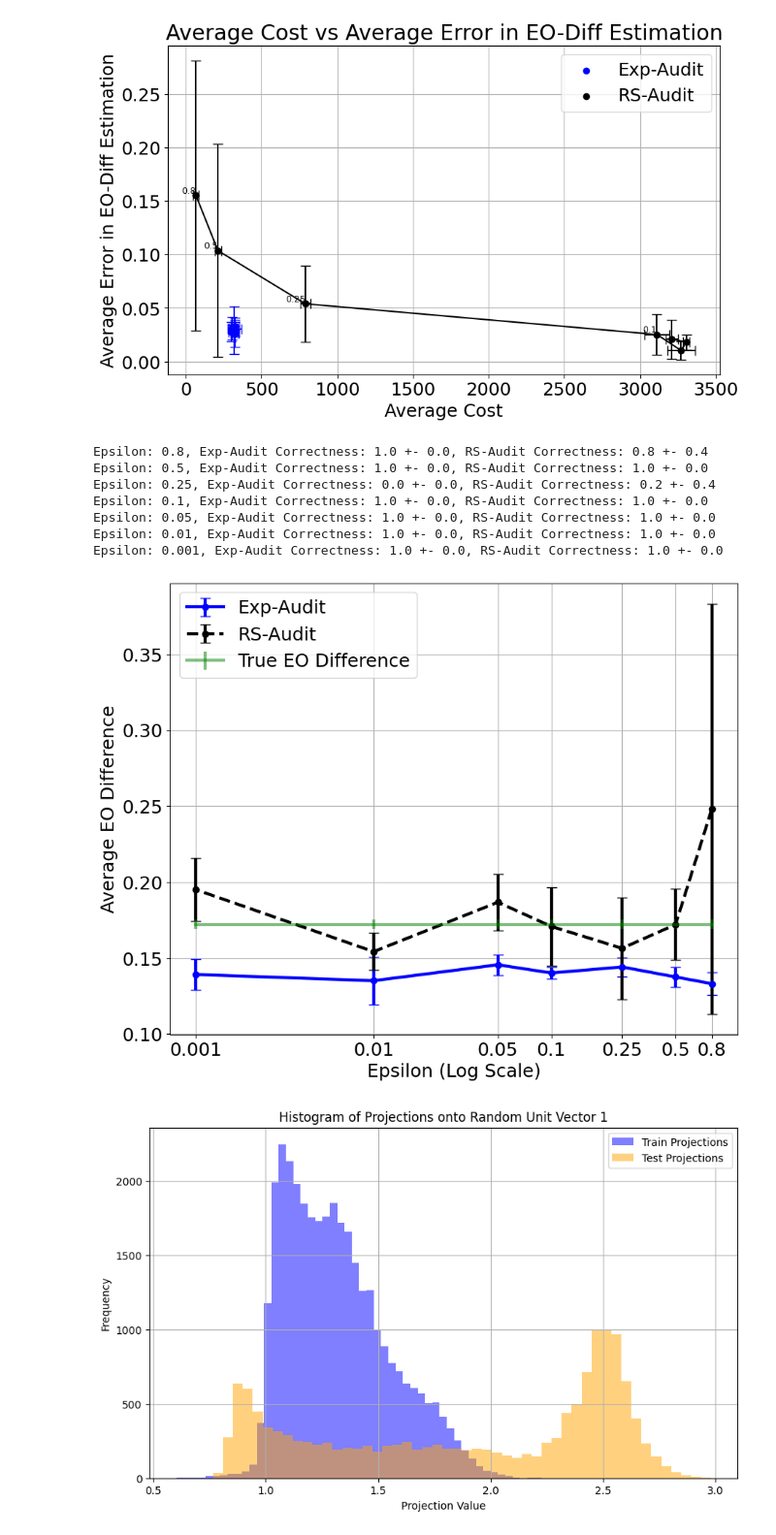
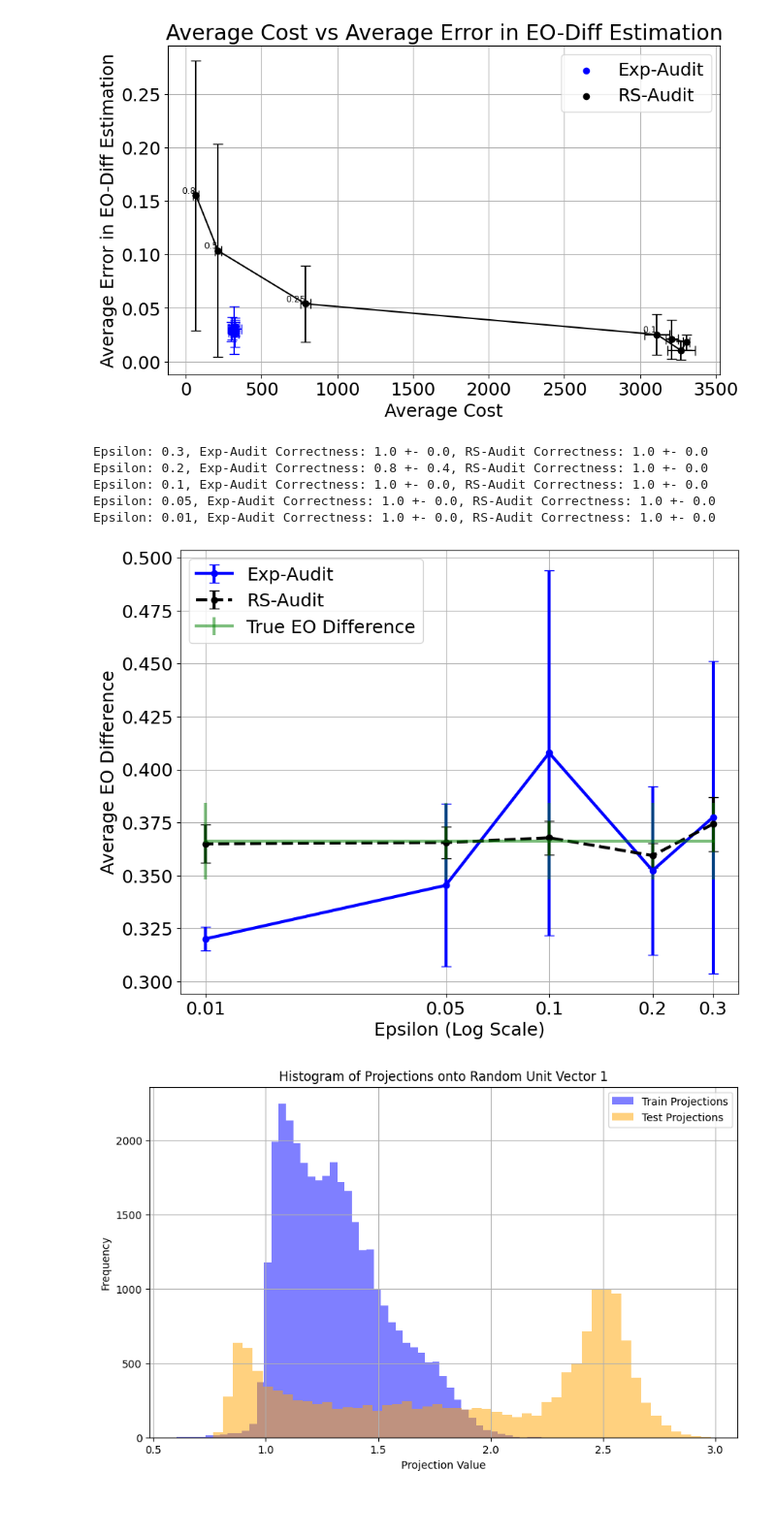
Before and after one commit to nirjhar-das/fairness_audit_partial_feedback, a Jupyter notebook: experiments/plots.ipynb, the cells around one changed output. Shown at 97% size. Saved outputs shown, nothing was run; the diff lists cells and outputs as text; code cells hidden in the pictures; blank space fills up the shorter version.

Commit message:
plots added

```diff
--- a/experiments/plots.ipynb
+++ b/experiments/plots.ipynb
@@ -6,8 +6,8 @@ plt.rcParams['figure.figsize'] = [10, 8]
 plt.rcParams['font.size'] = 18
 # %%
 # Seed 42
-exp_results = '../results_gaussian/algorithm_exp/adult_manolis/LR/full_data/20260125-184701.csv'
-two_results = '../results_gaussian/algorithm_two/adult_manolis/LR/full_data/20260125-184701.csv'
+exp_results = '../results_gaussian/algorithm_exp/adult_manolis/LR/full_data/20260126-174900.csv'
+two_results = '../results_gaussian/algorithm_two/adult_manolis/LR/full_data/20260126-174900.csv'
 
 exp_results = pd.read_csv(exp_results)
 two_results = pd.read_csv(two_results)
@@ -30,5 +30,5 @@ exp_results
 # %%
-eps = [0.25, 0.1, 0.1, 0.05, 0.01]
+eps = [0.3, 0.2, 0.1, 0.05, 0.01]
 fair_thresholds = [0.5, 0.4, 0.0, 0.0, 0.0]
 costs = [(0.5,0.25), (0, 1), (0.5, 1)]
 for curr_cost in costs:
@@ -39,8 +39,8 @@ for curr_cost in costs:
         run_data_exp = exp_results[(exp_results['run'] == run) & (exp_results['sample_cost_fixed'] == curr_cost[0]) & (exp_results['label_cost_fixed'] == curr_cost[1])]
         run_data_two = two_results[(two_results['run'] == run) & (two_results['sample_cost_fixed'] == curr_cost[0]) & (two_results['label_cost_fixed'] == curr_cost[1])]
         for e, f in zip(eps, fair_thresholds):
-            exp_data = run_data_exp[run_data_exp['eps'] == e & (run_data_exp['thresh'] == f)]
-            two_data = run_data_two[run_data_two['eps'] == e & (run_data_two['thresh'] == f)]
+            exp_data = run_data_exp[(run_data_exp['eps'] == e) & (run_data_exp['thresh'] == f)]
+            two_data = run_data_two[(run_data_two['eps'] == e) & (run_data_two['thresh'] == f)]
             if run == 1:
                 cost_exp[(e, f)] = [exp_data['sample_cost'].values[0] + exp_data['label_cost'].values[0]]
                 cost_two[(e, f)] = [two_data['sample_cost'].values[0] + two_data['label_cost'].values[0]]
@@ -74,6 +74,6 @@ for curr_cost in costs:
     #plt.title(f'Average Cost vs Epsilon for Sample Cost')# {curr_cost[0]} and Label Cost {curr_cost[1]}')
     plt.legend()
     plt.grid()
-    plt.savefig(f'average_cost_eps_{curr_cost[0]}_{curr_cost[1]}.png')
+    plt.savefig(f'average_cost_eps_real_{curr_cost[0]}_{curr_cost[1]}.png')
     plt.show()
 # %% [output]
@@ -154,11 +159,11 @@ for cost in costs:
 correctness_exp = {}
 correctness_two = {}
 for run in range(1, 6):
-    run_data_exp = exp_results[(exp_results['run'] == run) & (exp_results['sample_cost_fixed'] == 0.5) & (exp_results['label_cost_fixed'] == 0.25)]
-    run_data_two = two_results[(two_results['run'] == run) & (two_results['sample_cost_fixed'] == 0.5) & (two_results['label_cost_fixed'] == 0.25)]
-    for e in eps:
-        exp_data = run_data_exp[run_data_exp['eps'] == e]
-        two_data = run_data_two[run_data_two['eps'] == e]
+    run_data_exp = exp_results[(exp_results['run'] == run) & (exp_results['sample_cost_fixed'] == 0) & (exp_results['label_cost_fixed'] == 1)]
+    run_data_two = two_results[(two_results['run'] == run) & (two_results['sample_cost_fixed'] == 0) & (two_results['label_cost_fixed'] == 1)]
+    for e, f in zip(eps, fair_thresholds):
+        exp_data = run_data_exp[(run_data_exp['eps'] == e) & (run_data_exp['thresh'] == f)]
+        two_data = run_data_two[(run_data_two['eps'] == e) & (run_data_two['thresh'] == f)]
         if run == 1:
             correctness_exp[e] = [exp_data['pred_fair'].values[0] == exp_data['true_fair'].values[0]]
             correctness_two[e] = [two_data['pred_fair'].values[0] == two_data['true_fair'].values[0]]
@@ -175,13 +180,11 @@ for e in eps:
 # print(f"Average Correctness for Exp-Audit: {float(avg_correctness_exp)} +- {float(std_correctness_exp)}")
 # print(f"Average Correctness for RS-Audit: {float(avg_correctness_two)} +- {float(std_correctness_two)}")
 # %% [output]
-Epsilon: 0.8, Exp-Audit Correctness: 1.0 +- 0.0, RS-Audit Correctness: 0.8 +- 0.4
-Epsilon: 0.5, Exp-Audit Correctness: 1.0 +- 0.0, RS-Audit Correctness: 1.0 +- 0.0
-Epsilon: 0.25, Exp-Audit Correctness: 0.0 +- 0.0, RS-Audit Correctness: 0.2 +- 0.4
+Epsilon: 0.3, Exp-Audit Correctness: 1.0 +- 0.0, RS-Audit Correctness: 1.0 +- 0.0
+Epsilon: 0.2, Exp-Audit Correctness: 0.8 +- 0.4, RS-Audit Correctness: 1.0 +- 0.0
 Epsilon: 0.1, Exp-Audit Correctness: 1.0 +- 0.0, RS-Audit Correctness: 1.0 +- 0.0
 Epsilon: 0.05, Exp-Audit Correctness: 1.0 +- 0.0, RS-Audit Correctness: 1.0 +- 0.0
 Epsilon: 0.01, Exp-Audit Correctness: 1.0 +- 0.0, RS-Audit Correctness: 1.0 +- 0.0
-Epsilon: 0.001, Exp-Audit Correctness: 1.0 +- 0.0, RS-Audit Correctness: 1.0 +- 0.0
 # %%
 eo_diff_exp = {}
 eo_diff_two = {}
@@ -190,40 +193,40 @@ for run in range(1, 6):
     eo_diff_true[run] = exp_results[(exp_results['run'] == run) & (exp_results['sample_cost_fixed'] == 0.5) & (exp_results['label_cost_fixed'] == 0.25)]['eo_diff_true'].values[0]
     run_data_exp = exp_results[(exp_results['run'] == run) & (exp_results['sample_cost_fixed'] == 0.5) & (exp_results['label_cost_fixed'] == 0.25)]
     run_data_two = two_results[(two_results['run'] == run) & (two_results['sample_cost_fixed'] == 0.5) & (two_results['label_cost_fixed'] == 0.25)]
-    for e in eps:
-        exp_data = run_data_exp[run_data_exp['eps'] == e]
-        two_data = run_data_two[run_data_two['eps'] == e]
+    for e, f in zip(eps, fair_thresholds):
+        exp_data = run_data_exp[(run_data_exp['eps'] == e) & (run_data_exp['thresh'] == f)]
+        two_data = run_data_two[(run_data_two['eps'] == e) & (run_data_two['thresh'] == f)]
         if run == 1:
             eo_diff_exp[e] = [exp_data['eo_diff_est'].values[0]]
             eo_diff_two[e] = [two_data['eo_diff_est'].values[0]]
         else:
             eo_diff_exp[e].append(exp_data['eo_diff_est'].values[0])
             eo_diff_two[e].append(two_data['eo_diff_est'].values[0])
 avg_true_eo_diff = np.mean(list(eo_diff_true.values()))
 std_true_eo_diff = np.std(list(eo_diff_true.values()))
 # Average out the EO differences
 avg_eo_diff_exp = {e: np.mean(eo_diff_exp[e]) for e in eps}
 avg_eo_diff_two = {e: np.mean(eo_diff_two[e]) for e in eps}
 std_eo_diff_exp = {e: np.std(eo_diff_exp[e]) for e in eps}
 std_eo_diff_two = {e: np.std(eo_diff_two[e]) for e in eps}
 # Plotting the EO differences
 plt.figure(figsize=(10, 8))
 # # Plot horizontal line with std deviation for true EO difference
 # plt.axhline(y=avg_true_eo_diff, color='green', linestyle='-', label='True EO Difference (Avg)')
 # plt.fill_between(eps, avg_true_eo_diff - std_true_eo_diff, avg_true_eo_diff + std_true_eo_diff, color='green', alpha=0.2)
 plt.errorbar([np.log10(i) for i in eps], list(avg_eo_diff_exp.values()), yerr=list(std_eo_diff_exp.values()), label='Exp-Audit', marker='o', capsize=5, linestyle='-', color='blue', linewidth=3)
 plt.errorbar([np.log10(i) for i in eps], list(avg_eo_diff_two.values()), yerr=list(std_eo_diff_two.values()), label='RS-Audit', marker='o', capsize=5, linestyle='--', color='black', linewidth=3)
 plt.errorbar([np.log10(i) for i in eps], [avg_true_eo_diff] * len(eps), yerr=[std_true_eo_diff] * len(eps), label='True EO Difference', color='green', linestyle='-', linewidth=3, alpha=0.5)
 plt.xticks([np.log10(i) for i in eps], [str(i) for i in eps])
 plt.xlabel('Epsilon (Log Scale)')
 plt.ylabel('Average EO Difference')
 #plt.title('Average EO Difference vs Epsilon')
 plt.legend()
 plt.grid()
-plt.savefig('average_eo_diff_eps.png')
+plt.savefig('average_eo_diff_eps_real.png')
 plt.show()
 # %% [output]
-[figure, old version]
+[figure, new version]
 # %%
 import numpy as np
 import matplotlib.pyplot as plt
```
Also changed, not shown: parts of 2 cells of this notebook, 12 other files.
